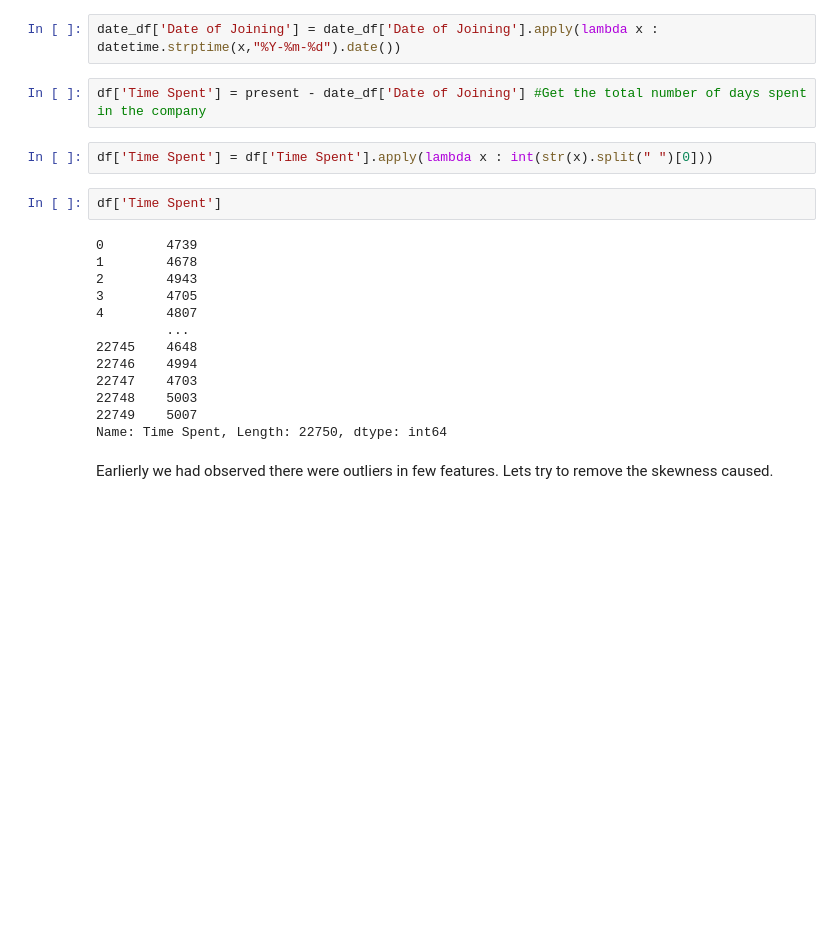
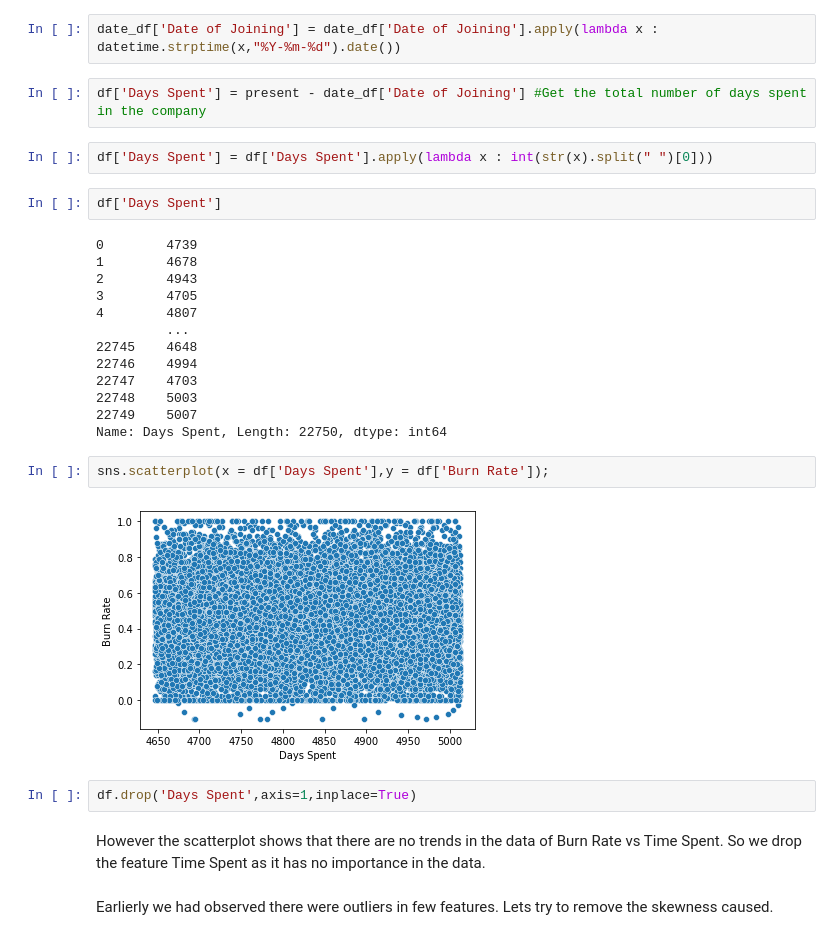
Before and after one commit to YashK07/Burnout-Rate-Prediction-Heroku, a Jupyter notebook: Burn_out_rate_Model_Building.ipynb, the cells around one changed output. Saved outputs shown, nothing was run; the diff lists cells and outputs as text; blank space fills up the shorter version.

```diff
--- a/Burn_out_rate_Model_Building.ipynb
+++ b/Burn_out_rate_Model_Building.ipynb
@@ -355,11 +355,11 @@ date_df
 # %%
 date_df['Date of Joining'] = date_df['Date of Joining'].apply(lambda x : datetime.strptime(x,"%Y-%m-%d").date())
 # %%
-df['Time Spent'] = present - date_df['Date of Joining'] #Get the total number of days spent in the company
+df['Days Spent'] = present - date_df['Date of Joining'] #Get the total number of days spent in the company
 # %%
-df['Time Spent'] = df['Time Spent'].apply(lambda x : int(str(x).split(" ")[0]))
+df['Days Spent'] = df['Days Spent'].apply(lambda x : int(str(x).split(" ")[0]))
 # %%
-df['Time Spent']
+df['Days Spent']
 # %% [output]
 0        4739
 1        4678
@@ -372,7 +372,15 @@ df['Time Spent']
 22747    4703
 22748    5003
 22749    5007
-Name: Time Spent, Length: 22750, dtype: int64
+Name: Days Spent, Length: 22750, dtype: int64
+# %%
+sns.scatterplot(x = df['Days Spent'],y = df['Burn Rate']);
+# %% [output]
+[figure, added]
+# %%
+df.drop('Days Spent',axis=1,inplace=True)
+# %% [markdown]
+However the scatterplot shows that there are no trends in the data of Burn Rate vs Time Spent. So we drop the feature Time Spent as it has no importance in the data.
 # %% [markdown]
 Earlierly we had observed there were outliers in few features. Lets try to remove the skewness caused.
 # %% [markdown]
```
Also changed, not shown: parts of 18 cells of this notebook.
